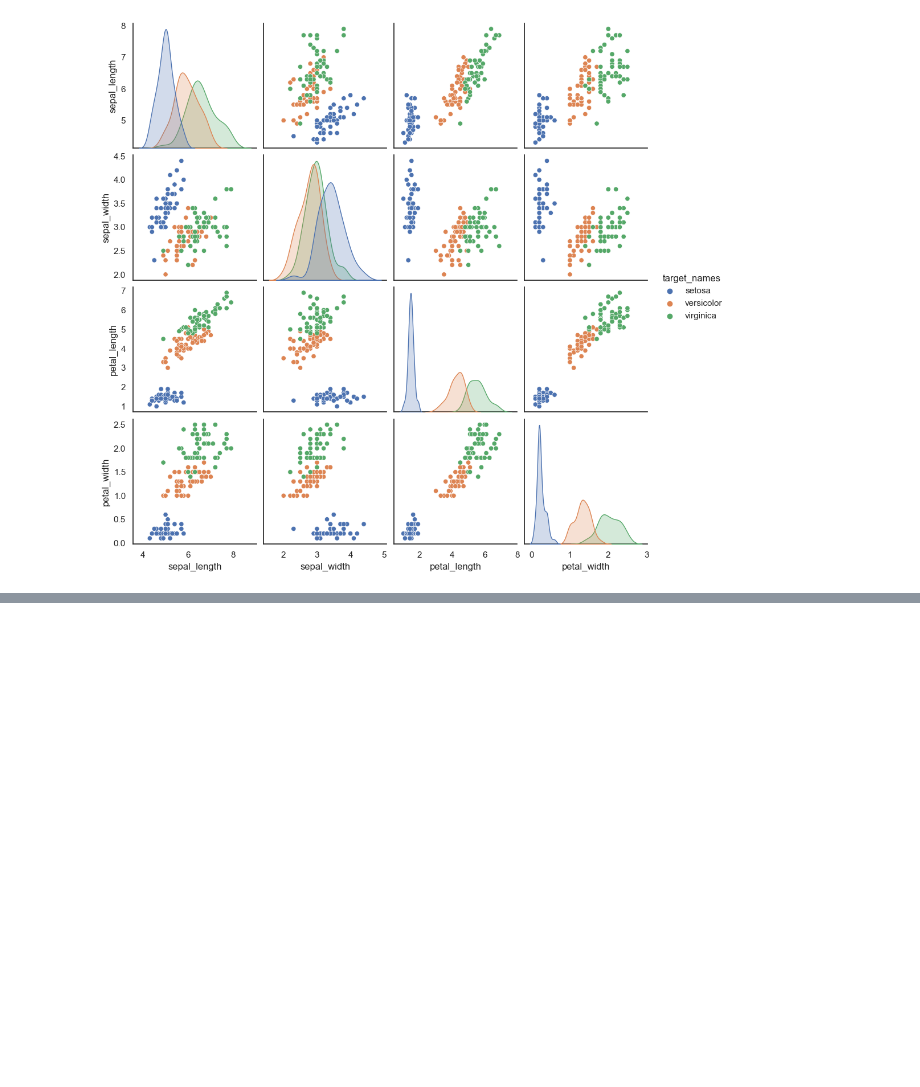
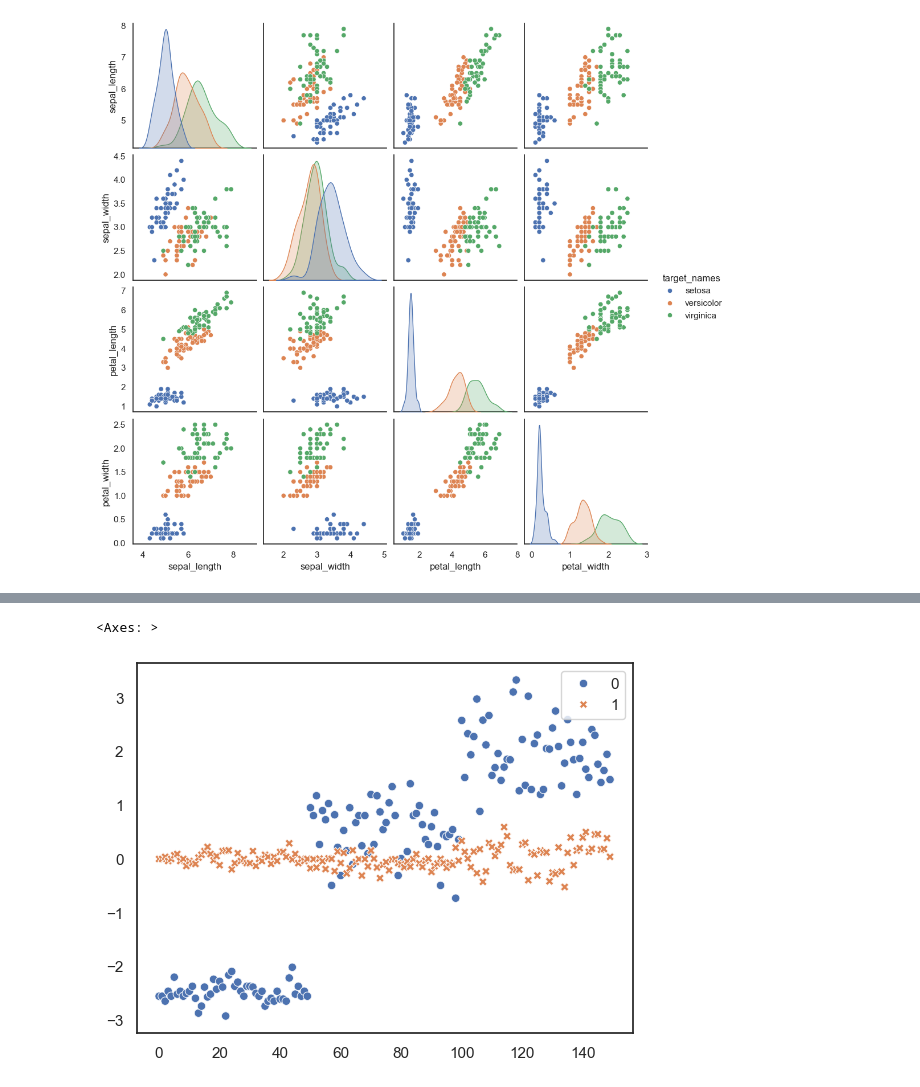
Before and after one commit to urxpietrek/iris_eda_classification, a Jupyter notebook: main.ipynb, the cells around one changed output, grey strips where cells are left out. Cells and saved outputs as stored; diff of their text form; code cells hidden in the pictures; blank space fills up the shorter version.

```diff
--- a/main.ipynb
+++ b/main.ipynb
@@ -205,0 +180,5 @@ X_train, X_test, y_train, y_test = train_test_split(X, y, test_size=0.3, stratif
+# %%
+sns.scatterplot(X_petal_pca)
+# %% [output]
+<Axes: >
+[figure, added]
```
Also changed, not shown: parts of 15 cells of this notebook.
